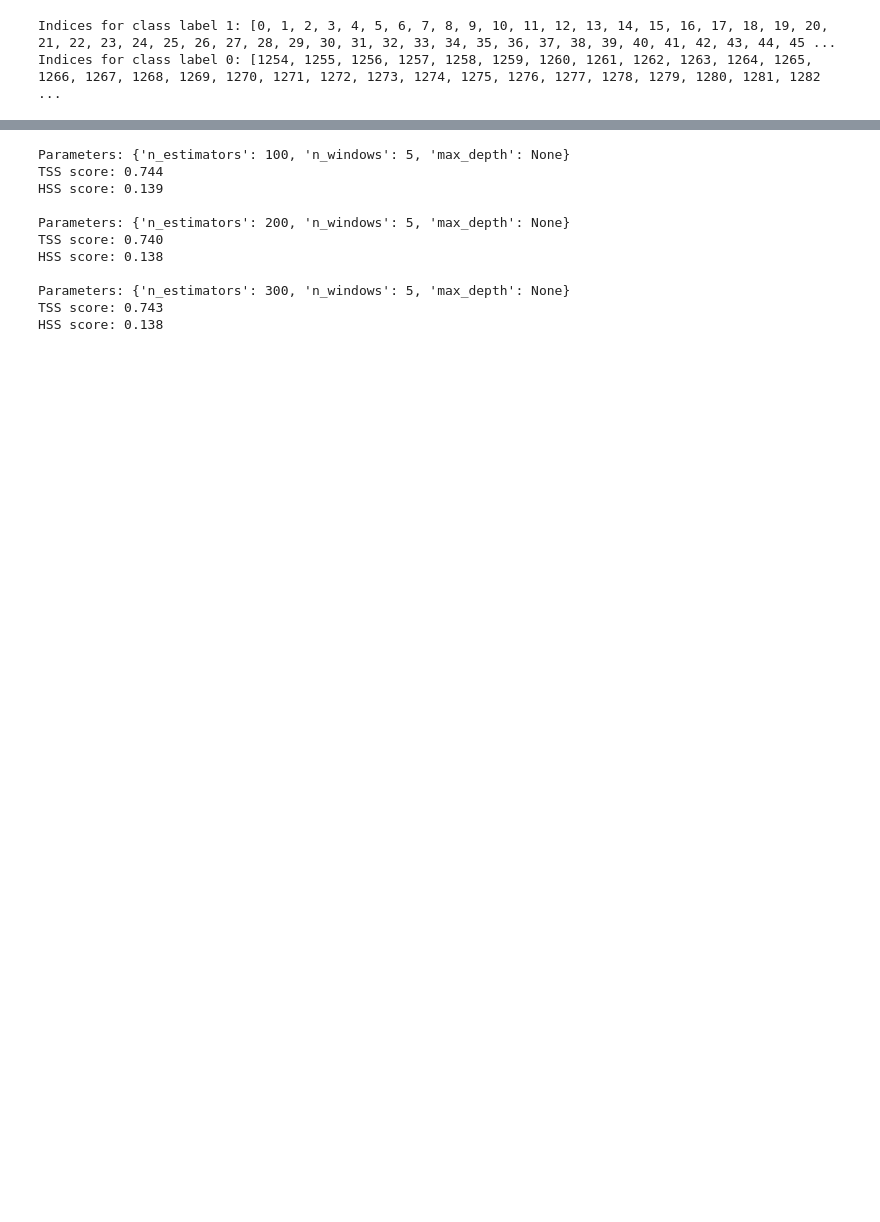
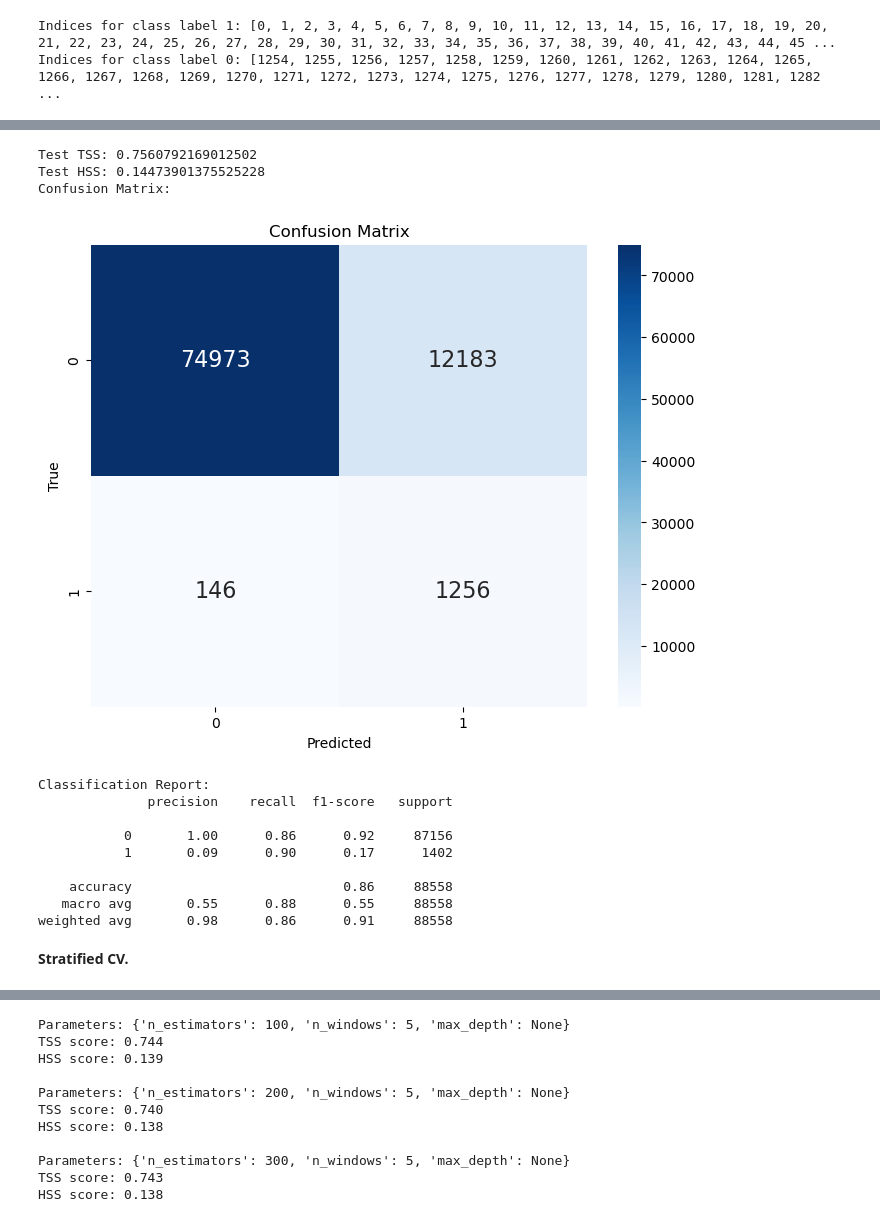
Before and after one commit to Afrid1045/SWAN_SF_Solar_Flare_Prediction, a Jupyter notebook: Multivariate_classifier.ipynb, the cells around one changed output, grey strips where cells are left out. Saved outputs shown, nothing was run; the diff lists cells and outputs as text; code cells hidden in the pictures; blank space fills up the shorter version.

```diff
--- a/Multivariate_classifier.ipynb
+++ b/Multivariate_classifier.ipynb
@@ -357,7 +419,7 @@ GridSearchCV(cv=TimeSeriesSplit(gap=0, max_train_size=None, n_splits=20, test_si
 # %%
-for split_idx, (train_idx, test_idx) in enumerate(tscv.split(X_train)):
+'''for split_idx, (train_idx, test_idx) in enumerate(tscv.split(X_train)):
     print(f'Split {split_idx + 1}:')
     print(f'Training indices: {train_idx}')
     print(f'Testing indices: {test_idx}')
-    print()
+    print()'''
 # %% [output]
@@ -381,7 +427,7 @@ Testing indices: [128 129 130 131 132 133 134 135 136 137 138 139 140 141 142 14
 # %%
 
 
-for split_idx, (train_idx, test_idx) in enumerate(tscv.split(X_train)):
+for split_idx, (train_idx, test_idx) in enumerate(kf.split(X_train)):
     X_train_split, X_test_split = X_train[train_idx], X_train[test_idx]
     y_train_split, y_test_split = y_train[train_idx], y_train[test_idx]
     grid_search.best_estimator_.fit(X_train_split, y_train_split)
@@ -487,0 +529,40 @@ grid_search.best_score_
+# %%
+best_model = grid_search.best_estimator_
+# %%
+y_pred = best_model.predict(X_test)
+# %%
+test_tss, test_hss = custom_scorer(y_test, y_pred)
+print(f"Test TSS: {test_tss}")
+print(f"Test HSS: {test_hss}")
+
+cm = confusion_matrix(y_test, y_pred)
+print("Confusion Matrix:")
+#print(cm)
+
+plt.figure(figsize=(8, 6))
+sns.heatmap(cm, annot=True, fmt="d", cmap="Blues", annot_kws={"size": 16})
+plt.title("Confusion Matrix")
+plt.xlabel("Predicted")
+plt.ylabel("True")
+plt.show()
+
+# Print the classification report
+report = classification_report(y_test, y_pred)
+print("Classification Report:")
+print(report)
+# %% [output]
+Test TSS: 0.7560792169012502
+Test HSS: 0.14473901375525228
+Confusion Matrix:
+[figure, added]
+Classification Report:
+              precision    recall  f1-score   support
+
+           0       1.00      0.86      0.92     87156
+           1       0.09      0.90      0.17      1402
+
+    accuracy                           0.86     88558
+   macro avg       0.55      0.88      0.55     88558
+weighted avg       0.98      0.86      0.91     88558
+# %% [markdown]
+**Stratified CV.**
```
Also changed, not shown: parts of 30 cells of this notebook.
